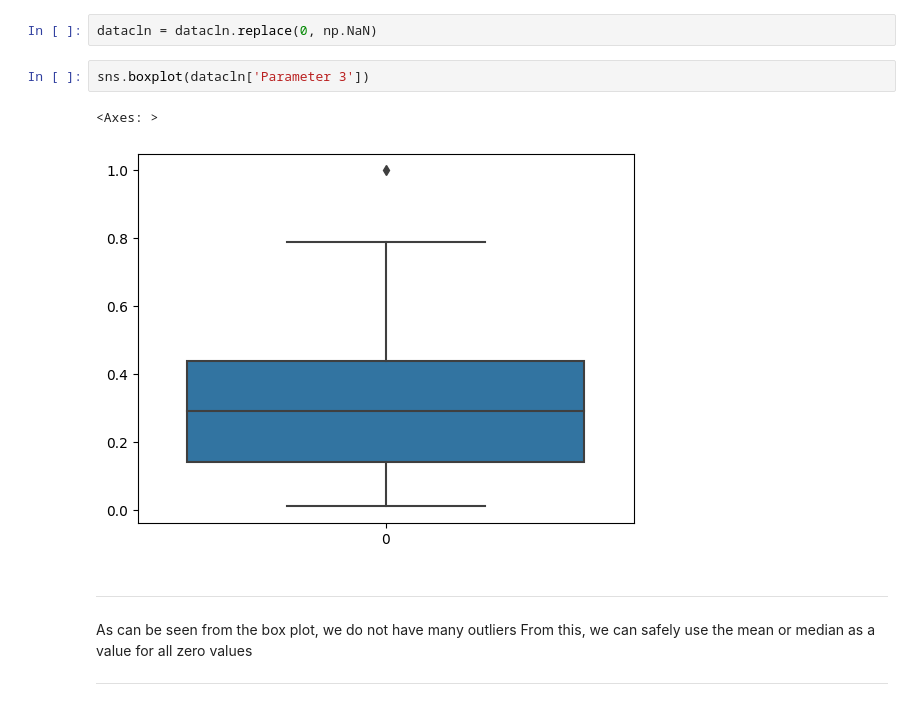
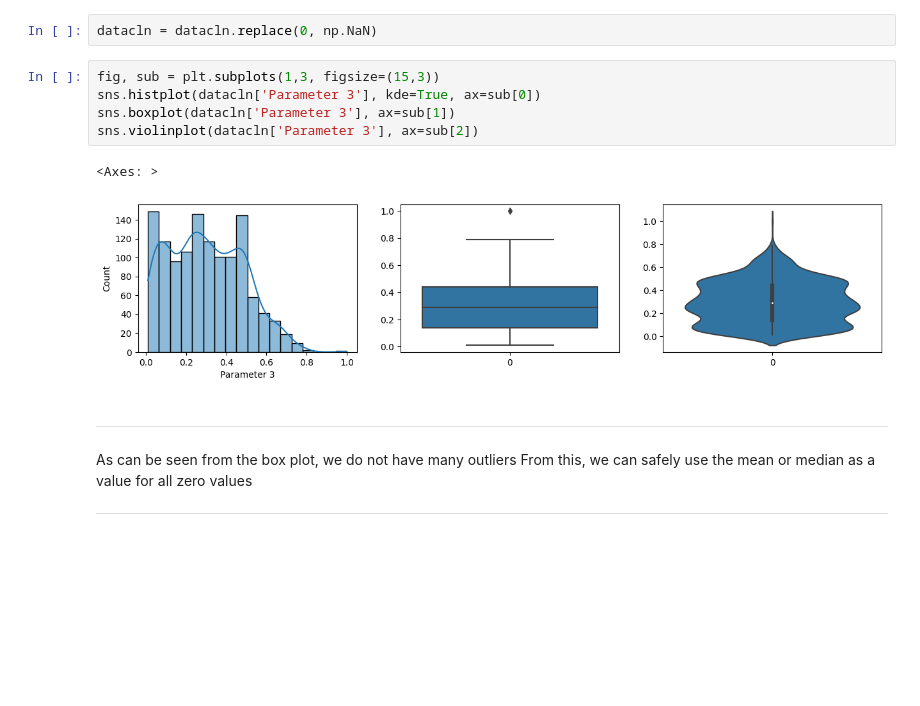
Before and after one commit to nishantkapps/aiml-projects, a Jupyter notebook: NeuralNetwork.ipynb, the cells around one changed output. Saved outputs shown, nothing was run; the diff lists cells and outputs as text; blank space fills up the shorter version.

```diff
--- a/NeuralNetwork.ipynb
+++ b/NeuralNetwork.ipynb
@@ -119,11 +138,14 @@ Signal_Strength    0.00
 dtype: float64
 # %%
 datacln = datacln.replace(0, np.NaN)
-# %%
-sns.boxplot(datacln['Parameter 3'])
-# %% [output]
-<Axes: >
-[figure, removed]
+# %%
+fig, sub = plt.subplots(1,3, figsize=(15,3))
+sns.histplot(datacln['Parameter 3'], kde=True, ax=sub[0])
+sns.boxplot(datacln['Parameter 3'], ax=sub[1])
+sns.violinplot(datacln['Parameter 3'], ax=sub[2])
+# %% [output]
+<Axes: >
+[figure, added]
 # %% [markdown]
 <hr>
 
```
Also changed, not shown: parts of 52 cells of this notebook.
